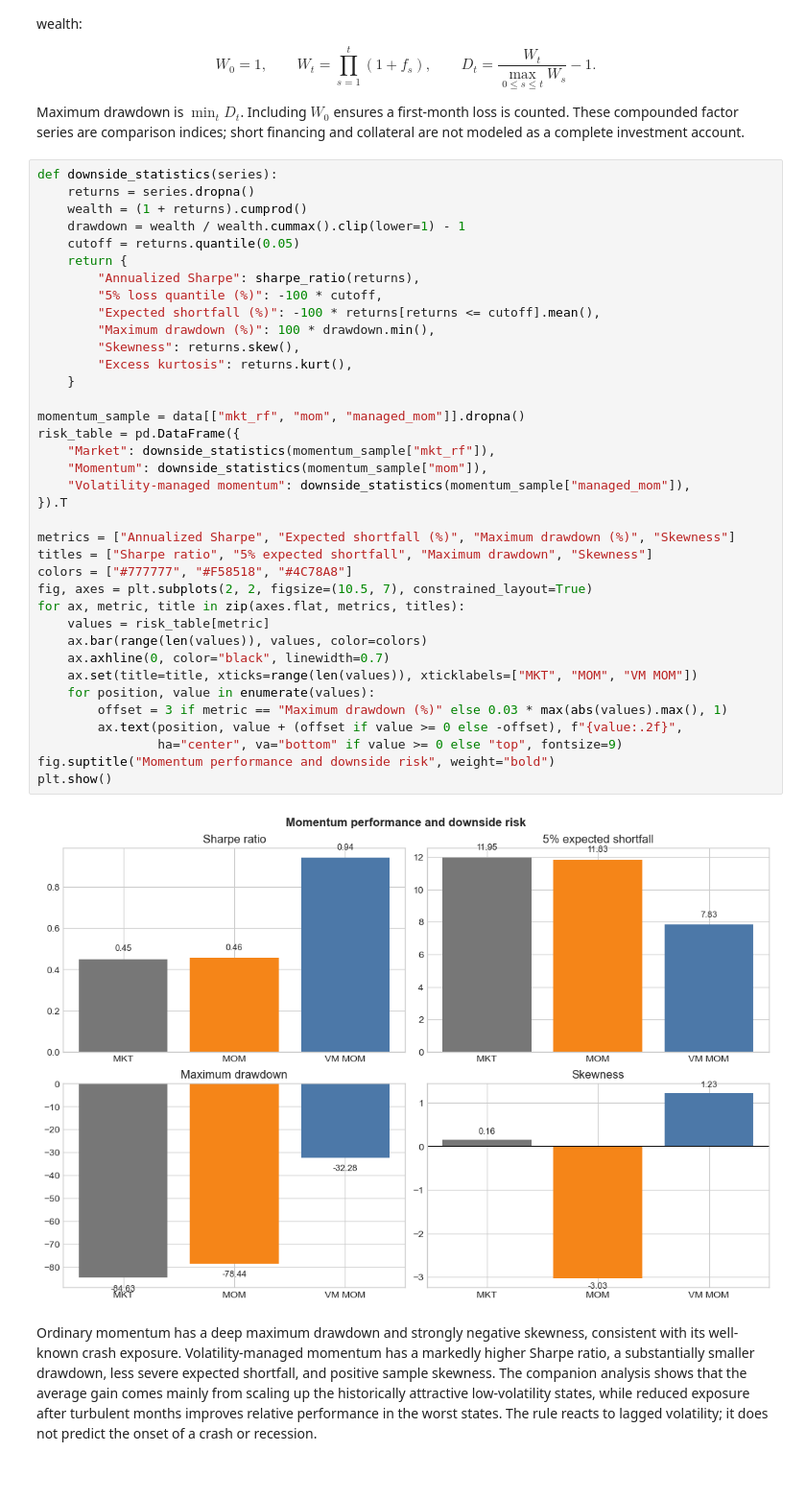
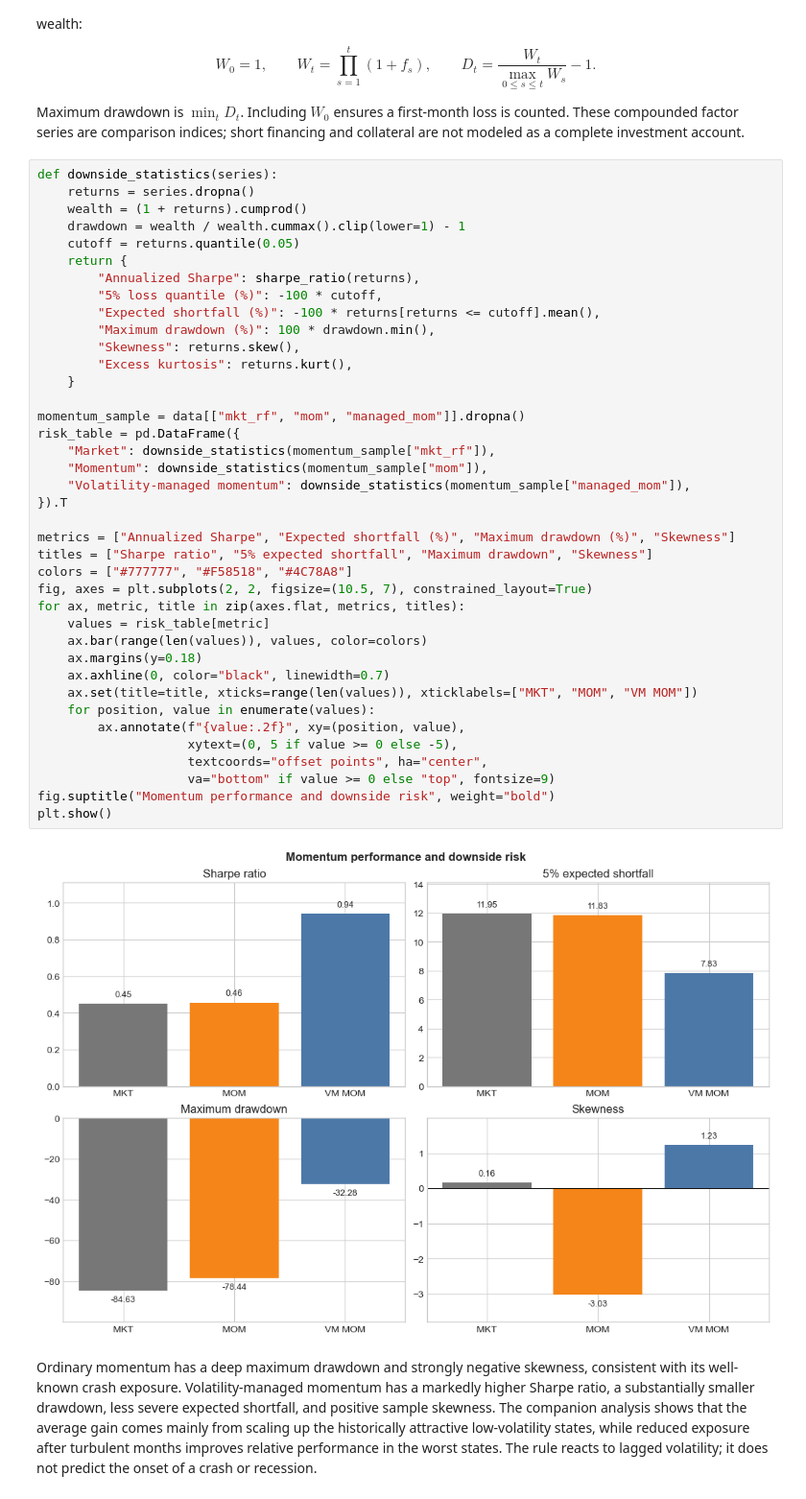
Before and after one commit to jacobkorsgaard/factor-asset-pricing-library, a Jupyter notebook: notebooks/09_volatility_managed_factors.ipynb, the cells around one changed output. Shown at 96% size. Saved outputs shown, nothing was run; the diff lists cells and outputs as text.

```diff
--- a/notebooks/05_volatility_managed_factors.ipynb
+++ b/notebooks/09_volatility_managed_factors.ipynb
@@ -343,37 +353,39 @@ def downside_statistics(series):
     cutoff = returns.quantile(0.05)
     return {
         "Annualized Sharpe": sharpe_ratio(returns),
         "5% loss quantile (%)": -100 * cutoff,
         "Expected shortfall (%)": -100 * returns[returns <= cutoff].mean(),
         "Maximum drawdown (%)": 100 * drawdown.min(),
         "Skewness": returns.skew(),
         "Excess kurtosis": returns.kurt(),
     }
 
 momentum_sample = data[["mkt_rf", "mom", "managed_mom"]].dropna()
 risk_table = pd.DataFrame({
     "Market": downside_statistics(momentum_sample["mkt_rf"]),
     "Momentum": downside_statistics(momentum_sample["mom"]),
     "Volatility-managed momentum": downside_statistics(momentum_sample["managed_mom"]),
 }).T
 
 metrics = ["Annualized Sharpe", "Expected shortfall (%)", "Maximum drawdown (%)", "Skewness"]
 titles = ["Sharpe ratio", "5% expected shortfall", "Maximum drawdown", "Skewness"]
 colors = ["#777777", "#F58518", "#4C78A8"]
 fig, axes = plt.subplots(2, 2, figsize=(10.5, 7), constrained_layout=True)
 for ax, metric, title in zip(axes.flat, metrics, titles):
     values = risk_table[metric]
     ax.bar(range(len(values)), values, color=colors)
+    ax.margins(y=0.18)
     ax.axhline(0, color="black", linewidth=0.7)
     ax.set(title=title, xticks=range(len(values)), xticklabels=["MKT", "MOM", "VM MOM"])
     for position, value in enumerate(values):
-        offset = 3 if metric == "Maximum drawdown (%)" else 0.03 * max(abs(values).max(), 1)
-        ax.text(position, value + (offset if value >= 0 else -offset), f"{value:.2f}",
-                ha="center", va="bottom" if value >= 0 else "top", fontsize=9)
+        ax.annotate(f"{value:.2f}", xy=(position, value),
+                    xytext=(0, 5 if value >= 0 else -5),
+                    textcoords="offset points", ha="center",
+                    va="bottom" if value >= 0 else "top", fontsize=9)
 fig.suptitle("Momentum performance and downside risk", weight="bold")
 plt.show()
 # %% [output]
-[figure, old version]
+[figure, new version]
 # %% [markdown]
 Ordinary momentum has a deep maximum drawdown and strongly negative skewness, consistent with its well-known crash exposure. Volatility-managed momentum has a markedly higher Sharpe ratio, a substantially smaller drawdown, less severe expected shortfall, and positive sample skewness. The companion analysis shows that the average gain comes mainly from scaling up the historically attractive low-volatility states, while reduced exposure after turbulent months improves relative performance in the worst states. The rule reacts to lagged volatility; it does not predict the onset of a crash or recession.
 # %%
```
Also changed, not shown: parts of 2 cells of this notebook, 17 other files.
